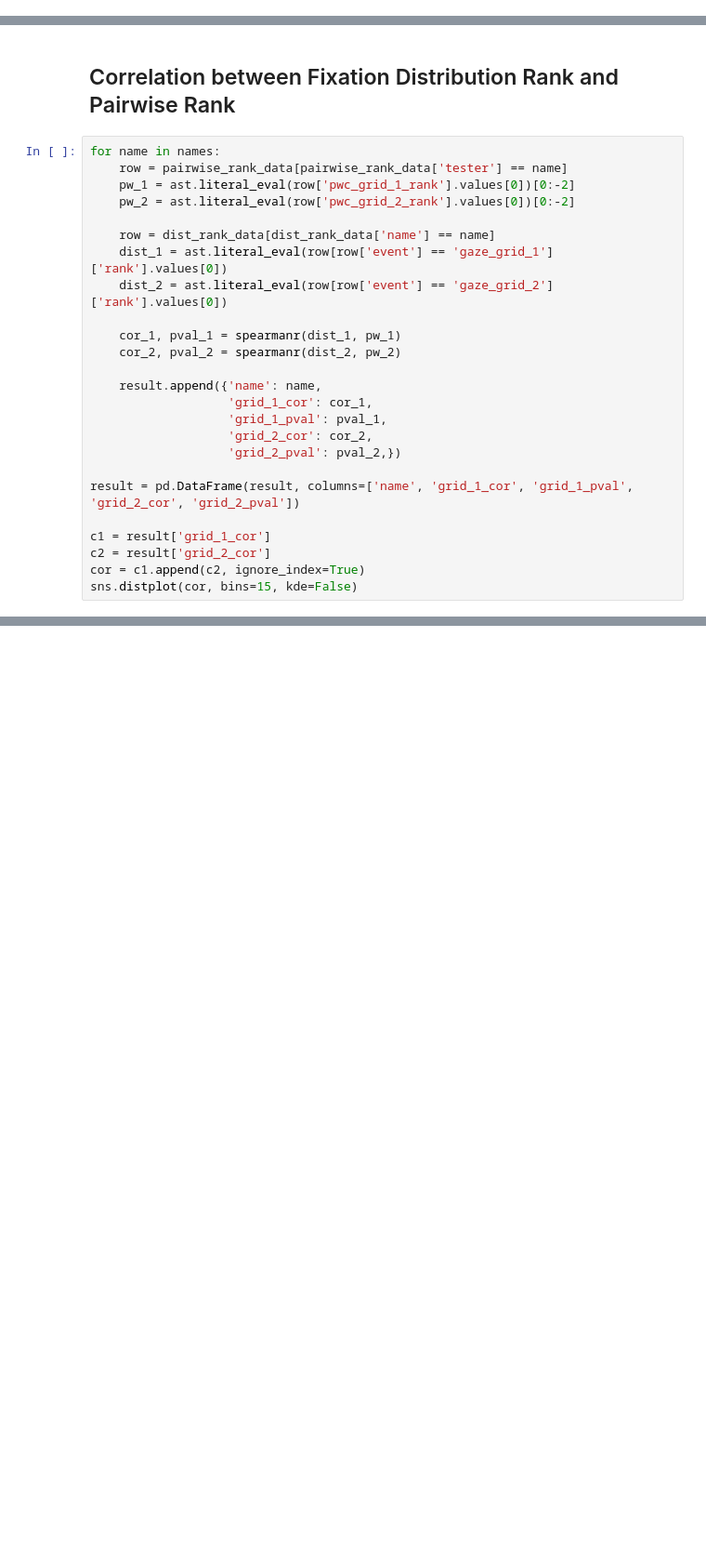
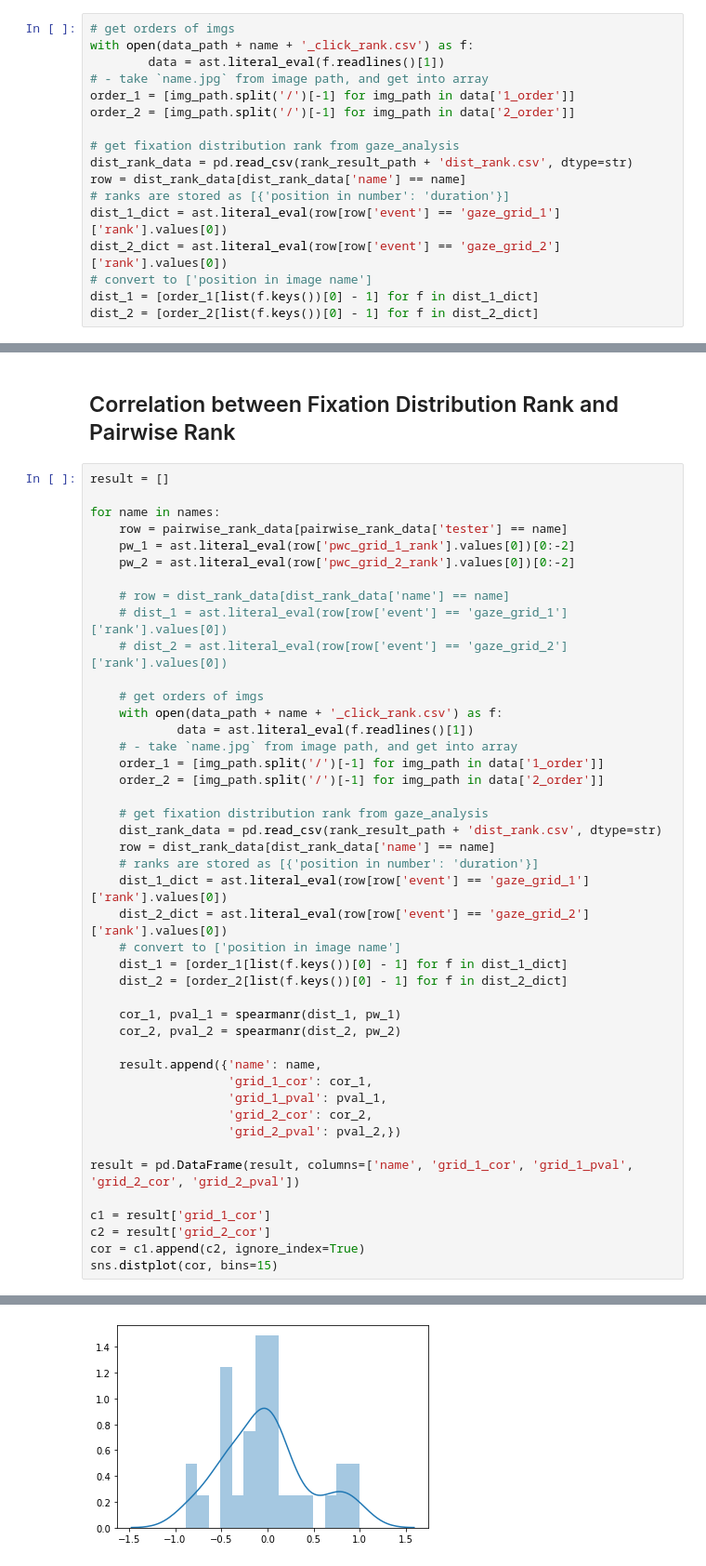
Before and after one commit to Joilence/Gaze-on-Grid, a Jupyter notebook: data-analysis/rank_analysis.ipynb, the cells around one changed output, grey strips where cells are left out. Shown: that part at 93% size. Cells and saved outputs as stored; diff of their text form; blank space fills up the shorter version.

Commit message:
v0.3.1 rank ana: finish dist rank

```diff
--- a/data-analysis/rank_analysis.ipynb
+++ b/data-analysis/rank_analysis.ipynb
@@ -72,3 +67,20 @@ dist_2 = ast.literal_eval(row[row['event'] == 'gaze_grid_2']['rank'].values[0])
+# %%
+# get orders of imgs
+with open(data_path + name + '_click_rank.csv') as f:
+        data = ast.literal_eval(f.readlines()[1])
+# - take `name.jpg` from image path, and get into array
+order_1 = [img_path.split('/')[-1] for img_path in data['1_order']]
+order_2 = [img_path.split('/')[-1] for img_path in data['2_order']]
+
+# get fixation distribution rank from gaze_analysis
+dist_rank_data = pd.read_csv(rank_result_path + 'dist_rank.csv', dtype=str)
+row = dist_rank_data[dist_rank_data['name'] == name]
+# ranks are stored as [{'position in number': 'duration'}]
+dist_1_dict = ast.literal_eval(row[row['event'] == 'gaze_grid_1']['rank'].values[0])
+dist_2_dict = ast.literal_eval(row[row['event'] == 'gaze_grid_2']['rank'].values[0])
+# convert to ['position in image name']
+dist_1 = [order_1[list(f.keys())[0] - 1] for f in dist_1_dict]
+dist_2 = [order_2[list(f.keys())[0] - 1] for f in dist_2_dict]
 # %% [markdown]
 # Batch Analysis
 # %%
@@ -131,14 +143,33 @@ no outlier
 # %% [markdown]
 ## Correlation between Fixation Distribution Rank and Pairwise Rank
 # %%
+result = []
+
 for name in names:
     row = pairwise_rank_data[pairwise_rank_data['tester'] == name]
     pw_1 = ast.literal_eval(row['pwc_grid_1_rank'].values[0])[0:-2]
     pw_2 = ast.literal_eval(row['pwc_grid_2_rank'].values[0])[0:-2]
 
+    # row = dist_rank_data[dist_rank_data['name'] == name]
+    # dist_1 = ast.literal_eval(row[row['event'] == 'gaze_grid_1']['rank'].values[0])
+    # dist_2 = ast.literal_eval(row[row['event'] == 'gaze_grid_2']['rank'].values[0])
+
+    # get orders of imgs
+    with open(data_path + name + '_click_rank.csv') as f:
+            data = ast.literal_eval(f.readlines()[1])
+    # - take `name.jpg` from image path, and get into array
+    order_1 = [img_path.split('/')[-1] for img_path in data['1_order']]
+    order_2 = [img_path.split('/')[-1] for img_path in data['2_order']]
+
+    # get fixation distribution rank from gaze_analysis
+    dist_rank_data = pd.read_csv(rank_result_path + 'dist_rank.csv', dtype=str)
     row = dist_rank_data[dist_rank_data['name'] == name]
-    dist_1 = ast.literal_eval(row[row['event'] == 'gaze_grid_1']['rank'].values[0])
-    dist_2 = ast.literal_eval(row[row['event'] == 'gaze_grid_2']['rank'].values[0])
+    # ranks are stored as [{'position in number': 'duration'}]
+    dist_1_dict = ast.literal_eval(row[row['event'] == 'gaze_grid_1']['rank'].values[0])
+    dist_2_dict = ast.literal_eval(row[row['event'] == 'gaze_grid_2']['rank'].values[0])
+    # convert to ['position in image name']
+    dist_1 = [order_1[list(f.keys())[0] - 1] for f in dist_1_dict]
+    dist_2 = [order_2[list(f.keys())[0] - 1] for f in dist_2_dict]
 
     cor_1, pval_1 = spearmanr(dist_1, pw_1)
     cor_2, pval_2 = spearmanr(dist_2, pw_2)
@@ -154,5 +185,5 @@ result = pd.DataFrame(result, columns=['name', 'grid_1_cor', 'grid_1_pval', 'gri
 c1 = result['grid_1_cor']
 c2 = result['grid_2_cor']
 cor = c1.append(c2, ignore_index=True)
-sns.distplot(cor, bins=15, kde=False)
+sns.distplot(cor, bins=15)
 # %% [output]
@@ -159,0 +191 @@ TypeError: '<' not supported between instances of 'dict' and 'dict'
+[figure, added]
```
Also changed, not shown: parts of 4 cells of this notebook.
